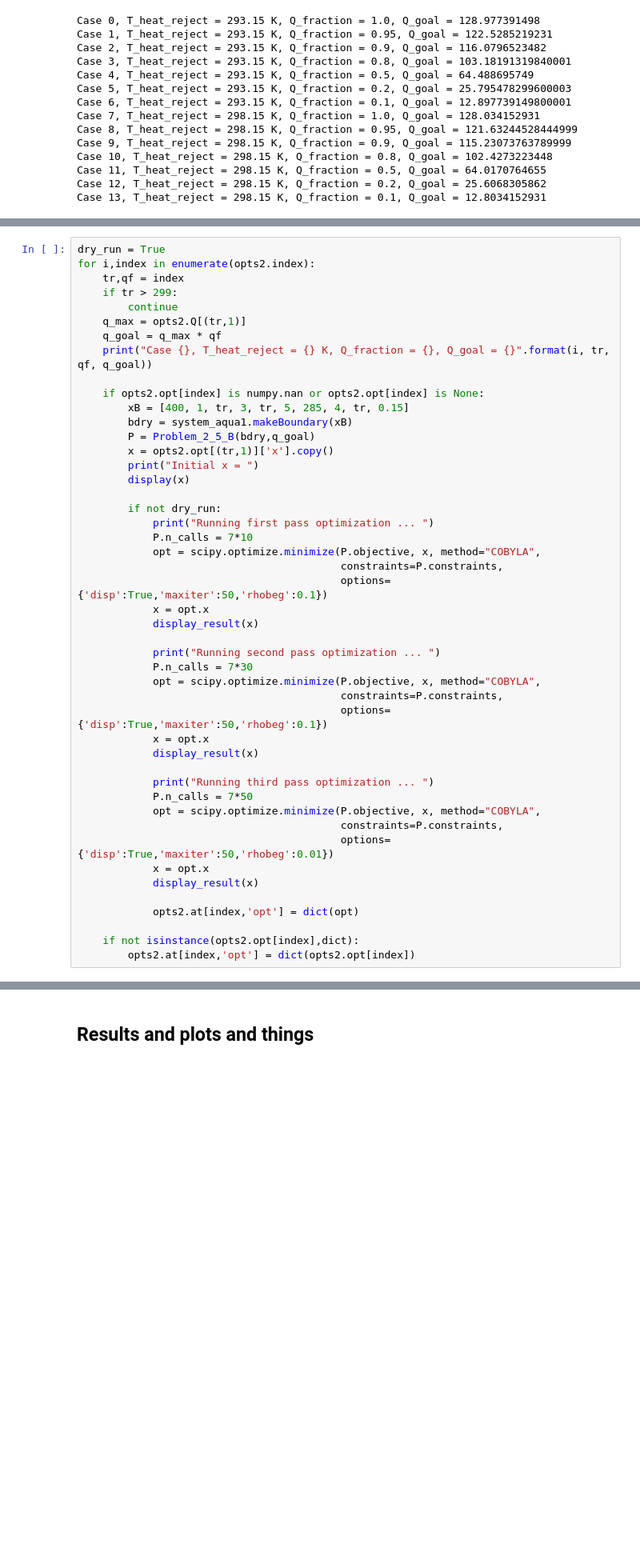
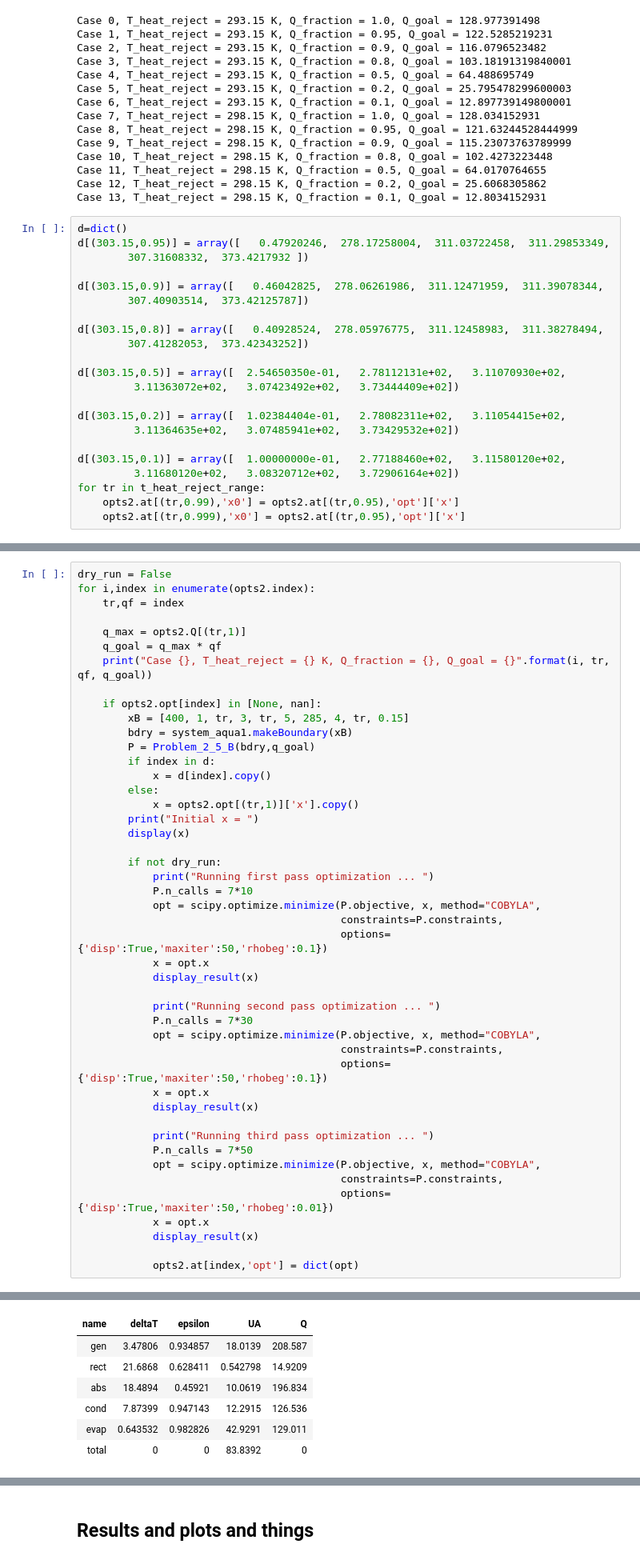
Before and after one commit to nfette/openACHP, a Jupyter notebook: src/optimize_trials2_5.ipynb, the cells around one changed output, grey strips where cells are left out. Shown at 80% size. Drawn from its saved outputs; the diff is of its cells as text; blank space fills up the shorter version.

```diff
--- a/src/optimize_trials2_5.ipynb
+++ b/src/optimize_trials2_5.ipynb
@@ -709,3 +729,25 @@ Case 10, T_heat_reject = 298.15 K, Q_fraction = 0.8, Q_goal = 102.4273223448
 Case 11, T_heat_reject = 298.15 K, Q_fraction = 0.5, Q_goal = 64.0170764655
 Case 12, T_heat_reject = 298.15 K, Q_fraction = 0.2, Q_goal = 25.6068305862
 Case 13, T_heat_reject = 298.15 K, Q_fraction = 0.1, Q_goal = 12.8034152931
+# %%
+d=dict()
+d[(303.15,0.95)] = array([   0.47920246,  278.17258004,  311.03722458,  311.29853349,
+        307.31608332,  373.4217932 ])
+
+d[(303.15,0.9)] = array([   0.46042825,  278.06261986,  311.12471959,  311.39078344,
+        307.40903514,  373.42125787])
+
+d[(303.15,0.8)] = array([   0.40928524,  278.05976775,  311.12458983,  311.38278494,
+        307.41282053,  373.42343252])
+
+d[(303.15,0.5)] = array([  2.54650350e-01,   2.78112131e+02,   3.11070930e+02,
+         3.11363072e+02,   3.07423492e+02,   3.73444409e+02])
+
+d[(303.15,0.2)] = array([  1.02384404e-01,   2.78082311e+02,   3.11054415e+02,
+         3.11364635e+02,   3.07485941e+02,   3.73429532e+02])
+
+d[(303.15,0.1)] = array([  1.00000000e-01,   2.77188460e+02,   3.11580120e+02,
+         3.11680120e+02,   3.08320712e+02,   3.72906164e+02])
+for tr in t_heat_reject_range:
+    opts2.at[(tr,0.99),'x0'] = opts2.at[(tr,0.95),'opt']['x']
+    opts2.at[(tr,0.999),'x0'] = opts2.at[(tr,0.95),'opt']['x']
@@ -712,18 +771,20 @@ Case 13, T_heat_reject = 298.15 K, Q_fraction = 0.1, Q_goal = 12.8034152931
 # %%
-dry_run = True
+dry_run = False
 for i,index in enumerate(opts2.index):
     tr,qf = index
-    if tr > 299:
-        continue
+
     q_max = opts2.Q[(tr,1)]
     q_goal = q_max * qf
     print("Case {}, T_heat_reject = {} K, Q_fraction = {}, Q_goal = {}".format(i, tr, qf, q_goal))
 
-    if opts2.opt[index] is numpy.nan or opts2.opt[index] is None:
+    if opts2.opt[index] in [None, nan]:
         xB = [400, 1, tr, 3, tr, 5, 285, 4, tr, 0.15]
         bdry = system_aqua1.makeBoundary(xB)
         P = Problem_2_5_B(bdry,q_goal)
-        x = opts2.opt[(tr,1)]['x'].copy()
+        if index in d:
+            x = d[index].copy()
+        else:
+            x = opts2.opt[(tr,1)]['x'].copy()
         print("Initial x = ")
         display(x)
 
@@ -753,8 +814,5 @@ for i,index in enumerate(opts2.index):
             display_result(x)
 
             opts2.at[index,'opt'] = dict(opt)
-
-    if not isinstance(opts2.opt[index],dict):
-        opts2.at[index,'opt'] = dict(opts2.opt[index])
 # %% [output]
 Case 0, T_heat_reject = 293.15 K, Q_fraction = 1.0, Q_goal = 128.977391498
@@ -773,0 +827,7 @@ Case 13, T_heat_reject = 298.15 K, Q_fraction = 0.1, Q_goal = 12.8034152931
+| name | deltaT | epsilon | UA | Q |
+| gen | 3.47806 | 0.934857 | 18.0139 | 208.587 |
+| rect | 21.6868 | 0.628411 | 0.542798 | 14.9209 |
+| abs | 18.4894 | 0.45921 | 10.0619 | 196.834 |
+| cond | 7.87399 | 0.947143 | 12.2915 | 126.536 |
+| evap | 0.643532 | 0.982826 | 42.9291 | 129.011 |
+| total | 0 | 0 | 83.8392 | 0 |
```
Also changed, not shown: parts of 25 cells of this notebook, 1 other file.
